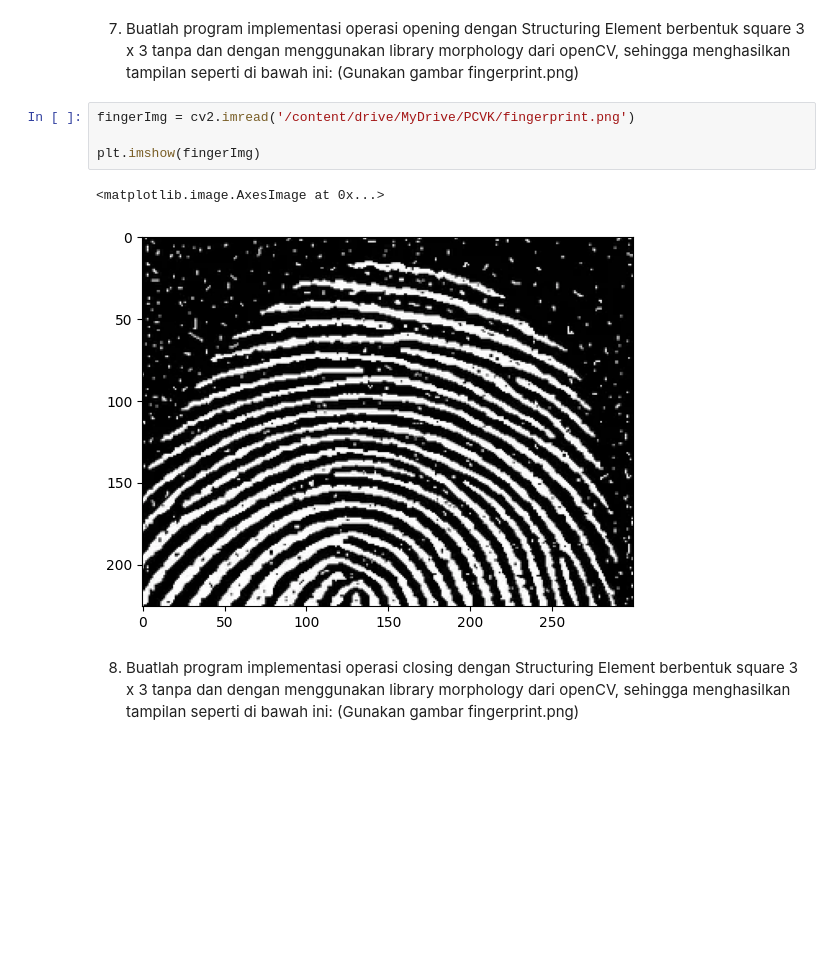
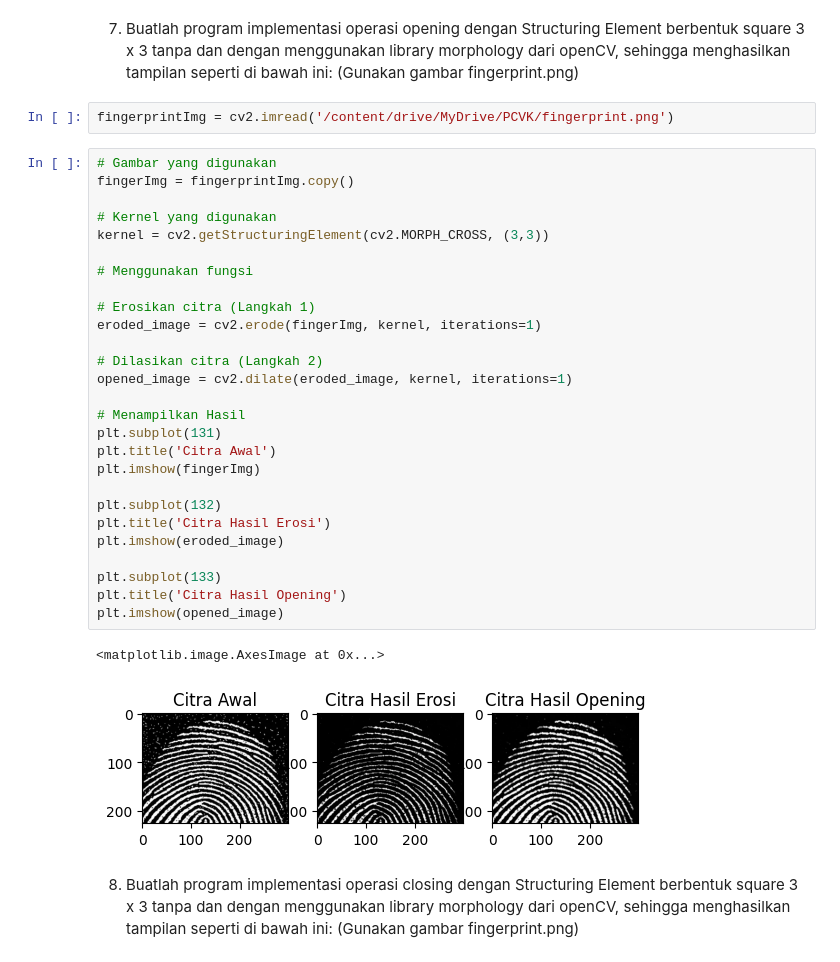
Before and after one commit to armand010/PCVK_Ganjil_2024, a Jupyter notebook: PCVK_Week_9_03.ipynb, the cells around one changed output. Drawn from its saved outputs; the diff is of its cells as text; blank space fills up the shorter version.

```diff
--- a/PCVK_Week_9_03.ipynb
+++ b/PCVK_Week_9_03.ipynb
@@ -154,12 +154,37 @@ berbentuk square 3 x 3 tanpa dan dengan menggunakan library morphology dari
 openCV, sehingga menghasilkan tampilan seperti di bawah ini: (Gunakan gambar
 fingerprint.png)
 # %%
-fingerImg = cv2.imread('/content/drive/MyDrive/PCVK/fingerprint.png')
-
-plt.imshow(fingerImg)
+fingerprintImg = cv2.imread('/content/drive/MyDrive/PCVK/fingerprint.png')
-# %% [output]
-<matplotlib.image.AxesImage at 0x...>
-[figure, removed]
+# %%
+# Gambar yang digunakan
+fingerImg = fingerprintImg.copy()
+
+# Kernel yang digunakan
+kernel = cv2.getStructuringElement(cv2.MORPH_CROSS, (3,3))
+
+# Menggunakan fungsi
+
+# Erosikan citra (Langkah 1)
+eroded_image = cv2.erode(fingerImg, kernel, iterations=1)
+
+# Dilasikan citra (Langkah 2)
+opened_image = cv2.dilate(eroded_image, kernel, iterations=1)
+
+# Menampilkan Hasil
+plt.subplot(131)
+plt.title('Citra Awal')
+plt.imshow(fingerImg)
+
+plt.subplot(132)
+plt.title('Citra Hasil Erosi')
+plt.imshow(eroded_image)
+
+plt.subplot(133)
+plt.title('Citra Hasil Opening')
+plt.imshow(opened_image)
+# %% [output]
+<matplotlib.image.AxesImage at 0x...>
+[figure, added]
 # %% [markdown]
 8.  Buatlah program implementasi operasi closing dengan Structuring Element berbentuk
 square 3 x 3 tanpa dan dengan menggunakan library morphology dari openCV,
```
Also changed, not shown: parts of 1 cell of this notebook.
